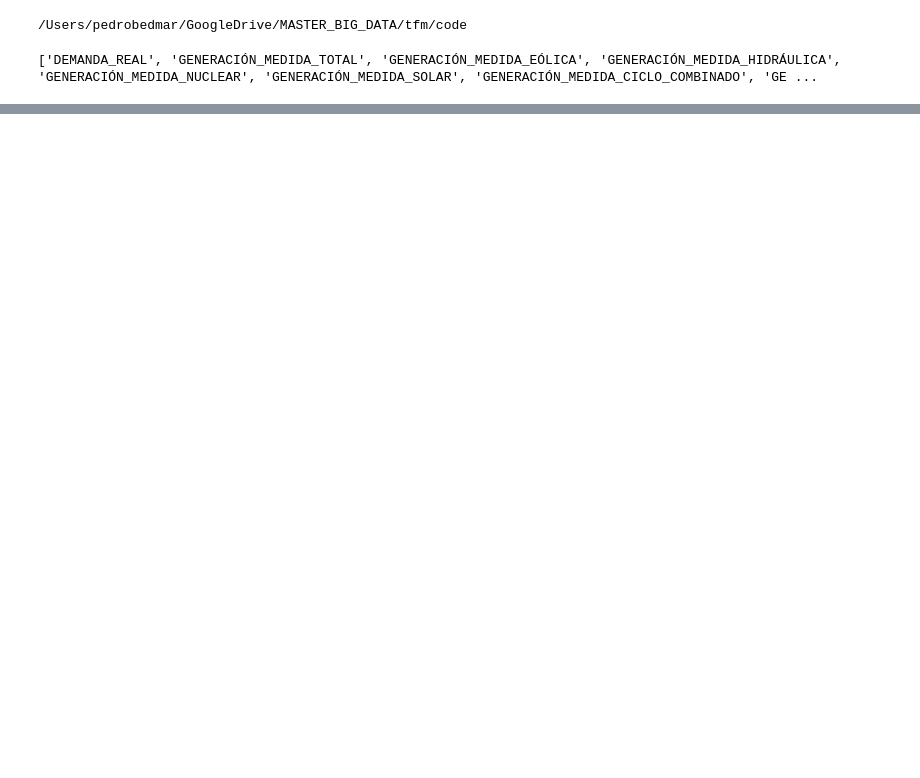
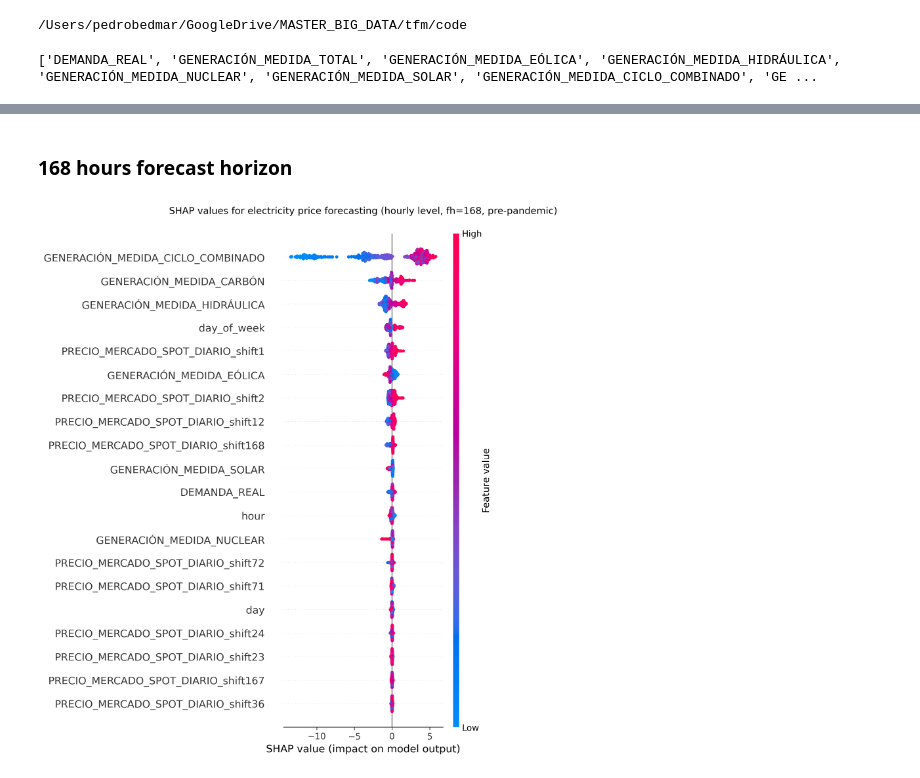
Before and after one commit to pbedmar/tfm, a Jupyter notebook: lab/hourly_predictors.ipynb, the cells around one changed output, grey strips where cells are left out. Cells and saved outputs as stored; diff of their text form; code cells hidden in the pictures; blank space fills up the shorter version.

Commit message:
[analysis] Hourly analysis finished, both forecast and SHAP values

```diff
--- a/lab/hourly_predictors.ipynb
+++ b/lab/hourly_predictors.ipynb
@@ -27,6 +21,12 @@ np.random.seed(SEED)
 # %%
 plt.rcParams['figure.dpi'] = 300
 plt.rcParams['savefig.dpi'] = 300
+# %%
+forecasting_horizon = 168
+fh = list(range(1, forecasting_horizon+1))
+
+nb_windows = 20
+step_size = 25
 # %%
 esios_provider = ESIOSDataProvider()
 esios_tickers = esios_provider.get_tickers()
@@ -382,0 +72,12 @@ shap.plots.bar(shap_values)
+# %%
+best_model = RandomForestRegressor(random_state=0)
+# %%
+esios_df = esios_provider.get_all_series(freq="H", start_index="2018-10-01 00:00", end_index="2019-03-31 23:59")
+
+contamination = 0.01
+esios_df = func.remove_outliers_isolation_forests(esios_df, contamination)
+
+esios_spot = esios_df["PRECIO_MERCADO_SPOT_DIARIO"]
+X = esios_df.drop(['PRECIO_MERCADO_SPOT_DIARIO', 'GENERACIÓN_MEDIDA_TOTAL'], axis=1)
+lags = [1, 2, 12, 23, 24, 36, 71, 72, 167, 168]
+date_features = ["hour", "day", "day_of_week"]
@@ -382,0 +94,10 @@ shap.plots.bar(shap_values)
+# %% [markdown]
+### 168 hours forecast horizon
+# %%
+shap_values_last_prepandemic = func.predictors_influence_study(esios_spot, X, best_model, lags, date_features, forecasting_horizon, version="last", seed=SEED)
+# %%
+shap.summary_plot(shap_values_last_prepandemic, show=False)
+plt.title("SHAP values for electricity price forecasting (hourly level, fh=168, pre-pandemic)", y=1.03)
+plt.show()
+# %% [output]
+[figure, added]
```
Also changed, not shown: parts of 41 cells of this notebook, 2 other files.
